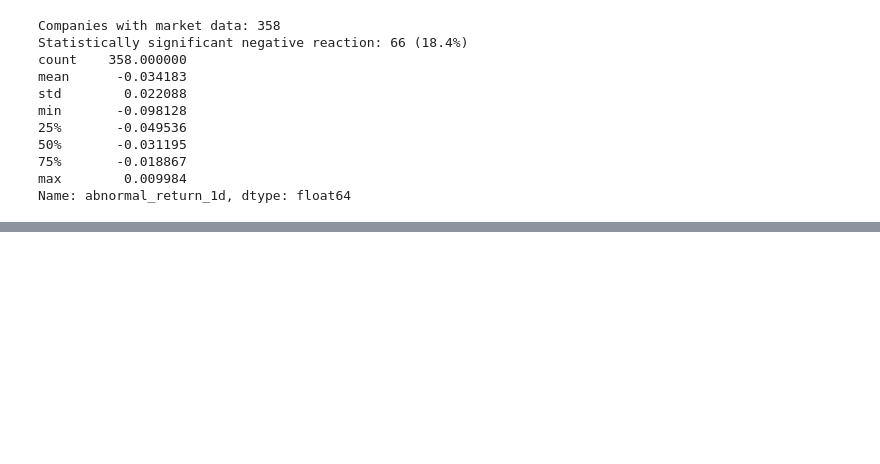
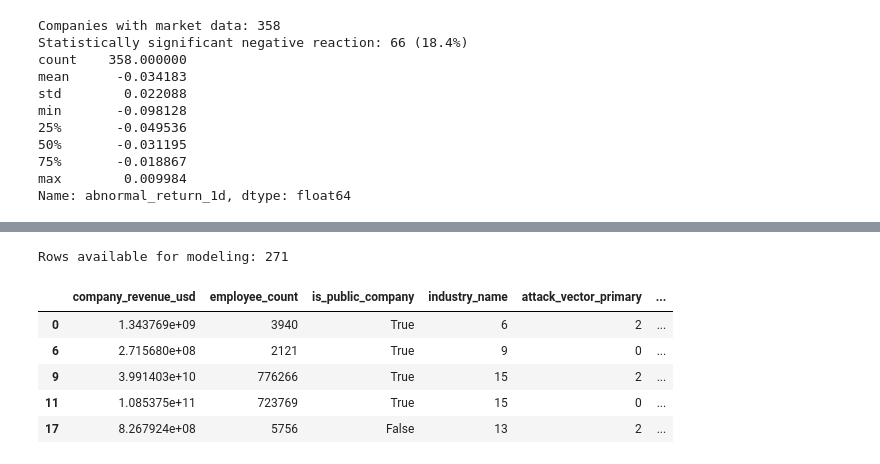
Before and after one commit to womanvitha/cyber-breach-impact-analysis, a Jupyter notebook: notebooks/01_exploration.ipynb, the cells around one changed output, grey strips where cells are left out. Drawn from its saved outputs; the diff is of its cells as text; code cells hidden in the pictures; blank space fills up the shorter version.

```diff
--- a/notebooks/01_exploration.ipynb
+++ b/notebooks/01_exploration.ipynb
@@ -367,0 +401,26 @@ Name: abnormal_return_1d, dtype: float64
+# %%
+features = ['company_revenue_usd', 'employee_count', 'is_public_company',
+            'industry_name', 'attack_vector_primary', 'data_compromised_records',
+            'downtime_hours']
+
+model_data = model_df[features + ['high_loss']].dropna()
+print(f"Rows available for modeling: {len(model_data)}")
+
+X = model_data[features].copy()
+y = model_data['high_loss']
+
+# Encode categorical columns
+le_industry = LabelEncoder()
+le_vector = LabelEncoder()
+X['industry_name'] = le_industry.fit_transform(X['industry_name'])
+X['attack_vector_primary'] = le_vector.fit_transform(X['attack_vector_primary'])
+
+X.head()
+# %% [output]
+Rows available for modeling: 271
+|  | company_revenue_usd | employee_count | is_public_company | industry_name | attack_vector_primary | ... |
+| 0 | 1.343769e+09 | 3940 | True | 6 | 2 | ... |
+| 6 | 2.715680e+08 | 2121 | True | 9 | 0 | ... |
+| 9 | 3.991403e+10 | 776266 | True | 15 | 2 | ... |
+| 11 | 1.085375e+11 | 723769 | True | 15 | 0 | ... |
+| 17 | 8.267924e+08 | 5756 | False | 13 | 2 | ... |
```
Also changed, not shown: parts of 6 cells of this notebook, 1 other file.
